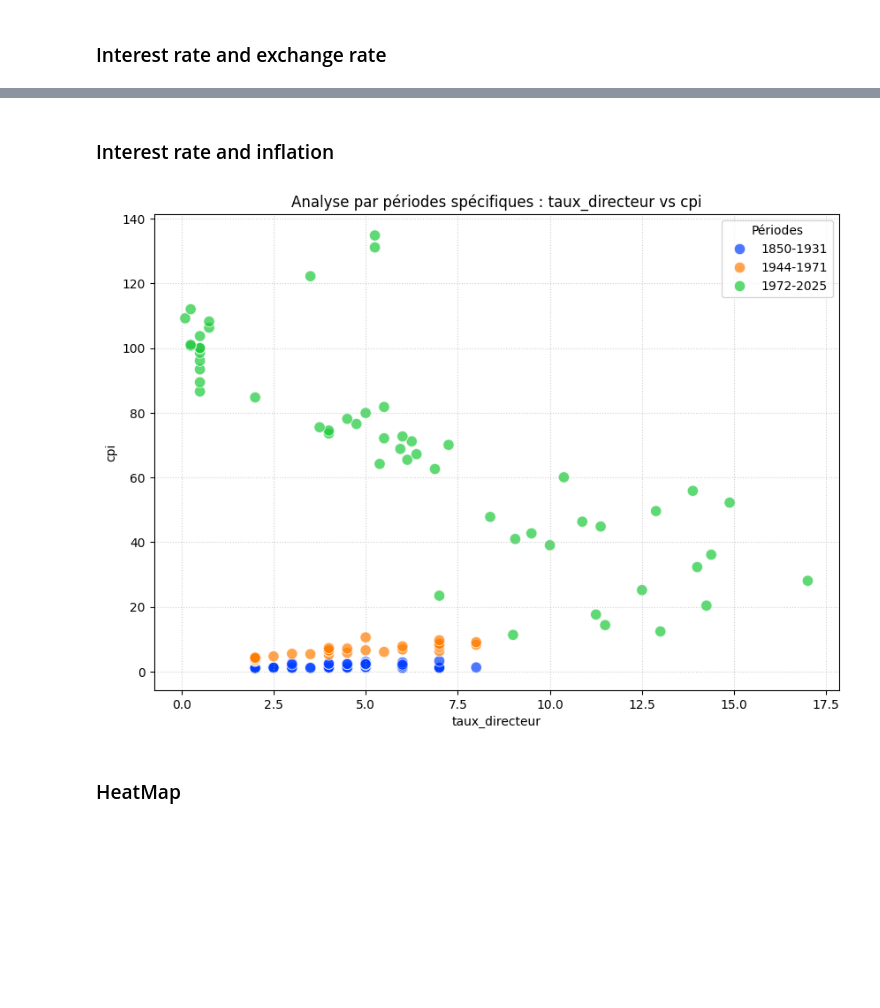
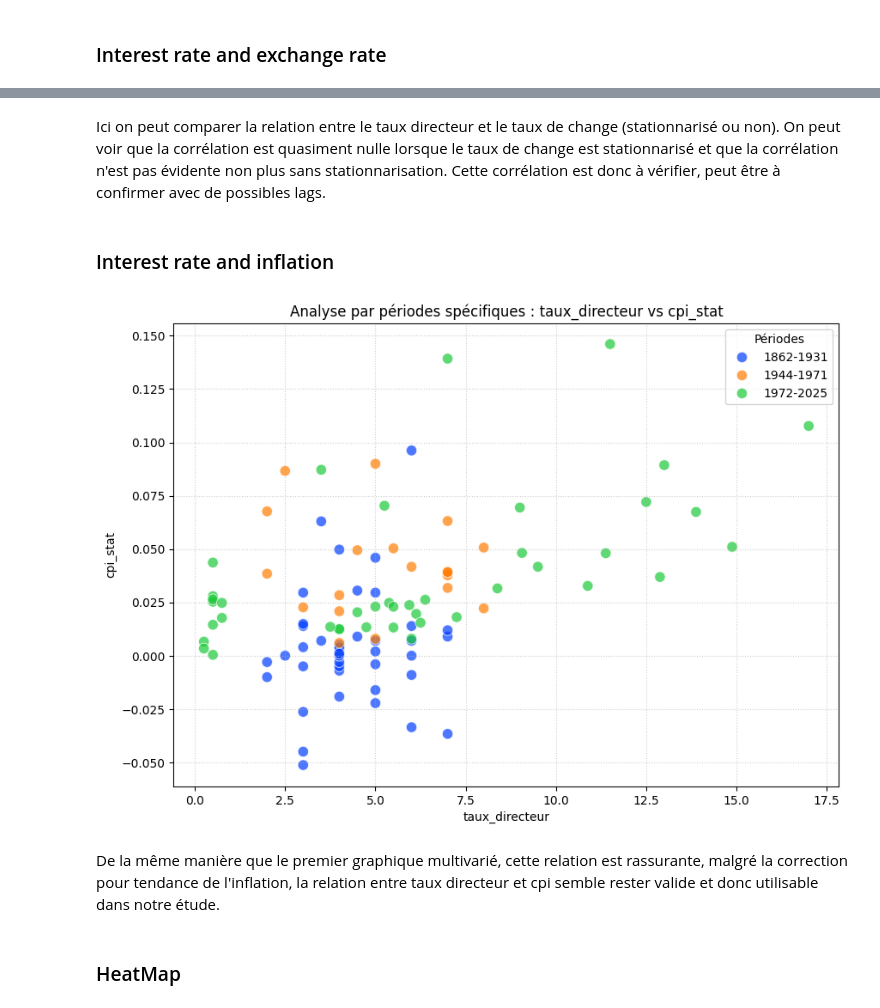
Before and after one commit to TimmGRT/Monetary-Policy-UK-1870-2025, a Jupyter notebook: CODE_ZONE/dorian_code/eda.ipynb, the cells around one changed output, grey strips where cells are left out. Cells and saved outputs as stored; diff of their text form; code cells hidden in the pictures; blank space fills up the shorter version.

```diff
--- a/CODE_ZONE/dorian_code/eda.ipynb
+++ b/CODE_ZONE/dorian_code/eda.ipynb
@@ -224 +333,4 @@ Name: output_gap, dtype: float64
+# %%
+path_det = "../../DATALAKE/PARQUET_FOLDER/main_detrended.parquet"
+df_det = pd.read_parquet(path_det)
 # %% [markdown]
@@ -238,9 +356,13 @@ scat_period(df, x="taux_directeur", y="taux_changes")
+# %% [markdown]
+Ici on peut comparer la relation entre le taux directeur et le taux de change (stationnarisé ou non). On peut voir que la corrélation est quasiment nulle lorsque le taux de change est stationnarisé et que la corrélation n'est pas évidente non plus sans stationnarisation. Cette corrélation est donc à vérifier, peut être à confirmer avec de possibles lags.
 # %% [markdown]
 ### Interest rate and inflation
 # %%
-scat_period(df, x="taux_directeur", y="cpi")
+scat_period(df_det, x="taux_directeur", y="cpi_stat")
 # %% [output]
-[figure, old version]
+[figure, new version]
+# %% [markdown]
+De la même manière que le premier graphique multivarié, cette relation est rassurante, malgré la correction pour tendance de l'inflation, la relation entre taux directeur et cpi semble rester valide et donc utilisable dans notre étude.
 # %% [markdown]
 ### HeatMap
 # %%
```
Also changed, not shown: parts of 39 cells of this notebook, 3 other files.
